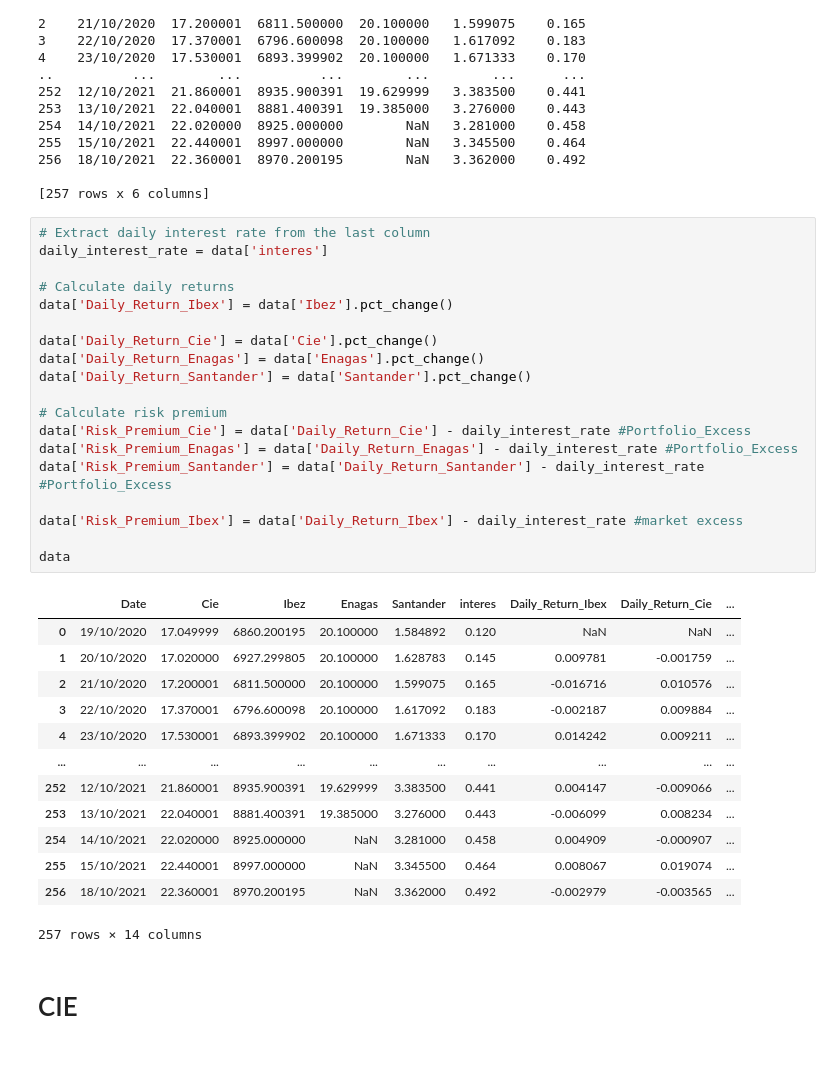
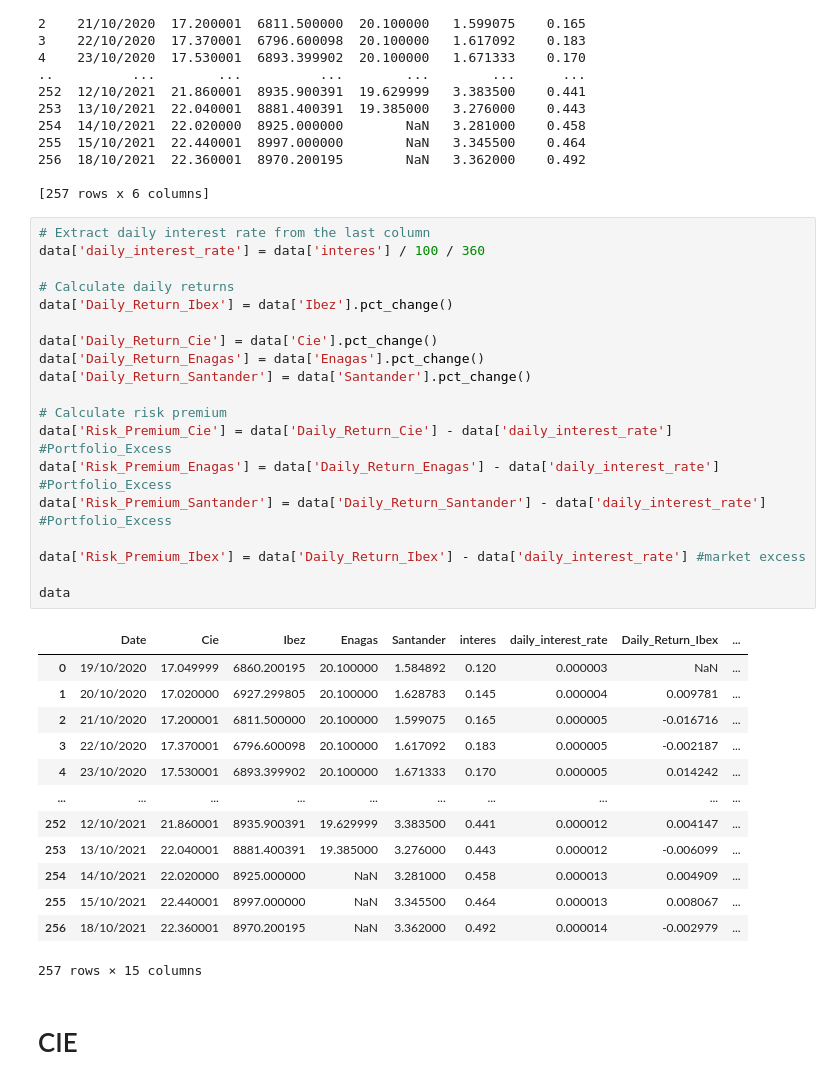
Before and after one commit to venidaydream/Intro_to_Big_Data, a Jupyter notebook: Taller1_1.ipynb, the cells around one changed output. Drawn from its saved outputs; the diff is of its cells as text.

```diff
--- a/Taller1_1.ipynb
+++ b/Taller1_1.ipynb
@@ -93,37 +95,37 @@ print(data)
 [257 rows x 6 columns]
 # %%
 # Extract daily interest rate from the last column
-daily_interest_rate = data['interes']
+data['daily_interest_rate'] = data['interes'] / 100 / 360
 
 # Calculate daily returns
 data['Daily_Return_Ibex'] = data['Ibez'].pct_change()
 
 data['Daily_Return_Cie'] = data['Cie'].pct_change()
 data['Daily_Return_Enagas'] = data['Enagas'].pct_change()
 data['Daily_Return_Santander'] = data['Santander'].pct_change()
 
 # Calculate risk premium
-data['Risk_Premium_Cie'] = data['Daily_Return_Cie'] - daily_interest_rate #Portfolio_Excess
-data['Risk_Premium_Enagas'] = data['Daily_Return_Enagas'] - daily_interest_rate #Portfolio_Excess
-data['Risk_Premium_Santander'] = data['Daily_Return_Santander'] - daily_interest_rate #Portfolio_Excess
+data['Risk_Premium_Cie'] = data['Daily_Return_Cie'] - data['daily_interest_rate'] #Portfolio_Excess
+data['Risk_Premium_Enagas'] = data['Daily_Return_Enagas'] - data['daily_interest_rate'] #Portfolio_Excess
+data['Risk_Premium_Santander'] = data['Daily_Return_Santander'] - data['daily_interest_rate'] #Portfolio_Excess
 
-data['Risk_Premium_Ibex'] = data['Daily_Return_Ibex'] - daily_interest_rate #market excess
+data['Risk_Premium_Ibex'] = data['Daily_Return_Ibex'] - data['daily_interest_rate'] #market excess
 
 data
 # %% [output]
-|  | Date | Cie | Ibez | Enagas | Santander | interes | Daily_Return_Ibex | Daily_Return_Cie | ... |
-| 0 | 19/10/2020 | 17.049999 | 6860.200195 | 20.100000 | 1.584892 | 0.120 | NaN | NaN | ... |
-| 1 | 20/10/2020 | 17.020000 | 6927.299805 | 20.100000 | 1.628783 | 0.145 | 0.009781 | -0.001759 | ... |
-| 2 | 21/10/2020 | 17.200001 | 6811.500000 | 20.100000 | 1.599075 | 0.165 | -0.016716 | 0.010576 | ... |
-| 3 | 22/10/2020 | 17.370001 | 6796.600098 | 20.100000 | 1.617092 | 0.183 | -0.002187 | 0.009884 | ... |
-| 4 | 23/10/2020 | 17.530001 | 6893.399902 | 20.100000 | 1.671333 | 0.170 | 0.014242 | 0.009211 | ... |
+|  | Date | Cie | Ibez | Enagas | Santander | interes | daily_interest_rate | Daily_Return_Ibex | ... |
+| 0 | 19/10/2020 | 17.049999 | 6860.200195 | 20.100000 | 1.584892 | 0.120 | 0.000003 | NaN | ... |
+| 1 | 20/10/2020 | 17.020000 | 6927.299805 | 20.100000 | 1.628783 | 0.145 | 0.000004 | 0.009781 | ... |
+| 2 | 21/10/2020 | 17.200001 | 6811.500000 | 20.100000 | 1.599075 | 0.165 | 0.000005 | -0.016716 | ... |
+| 3 | 22/10/2020 | 17.370001 | 6796.600098 | 20.100000 | 1.617092 | 0.183 | 0.000005 | -0.002187 | ... |
+| 4 | 23/10/2020 | 17.530001 | 6893.399902 | 20.100000 | 1.671333 | 0.170 | 0.000005 | 0.014242 | ... |
 | ... | ... | ... | ... | ... | ... | ... | ... | ... | ... |
-| 252 | 12/10/2021 | 21.860001 | 8935.900391 | 19.629999 | 3.383500 | 0.441 | 0.004147 | -0.009066 | ... |
-| 253 | 13/10/2021 | 22.040001 | 8881.400391 | 19.385000 | 3.276000 | 0.443 | -0.006099 | 0.008234 | ... |
-| 254 | 14/10/2021 | 22.020000 | 8925.000000 | NaN | 3.281000 | 0.458 | 0.004909 | -0.000907 | ... |
-| 255 | 15/10/2021 | 22.440001 | 8997.000000 | NaN | 3.345500 | 0.464 | 0.008067 | 0.019074 | ... |
-| 256 | 18/10/2021 | 22.360001 | 8970.200195 | NaN | 3.362000 | 0.492 | -0.002979 | -0.003565 | ... |
+| 252 | 12/10/2021 | 21.860001 | 8935.900391 | 19.629999 | 3.383500 | 0.441 | 0.000012 | 0.004147 | ... |
+| 253 | 13/10/2021 | 22.040001 | 8881.400391 | 19.385000 | 3.276000 | 0.443 | 0.000012 | -0.006099 | ... |
+| 254 | 14/10/2021 | 22.020000 | 8925.000000 | NaN | 3.281000 | 0.458 | 0.000013 | 0.004909 | ... |
+| 255 | 15/10/2021 | 22.440001 | 8997.000000 | NaN | 3.345500 | 0.464 | 0.000013 | 0.008067 | ... |
+| 256 | 18/10/2021 | 22.360001 | 8970.200195 | NaN | 3.362000 | 0.492 | 0.000014 | -0.002979 | ... |
-257 rows × 14 columns
+257 rows × 15 columns
 # %% [markdown]
 # CIE
 # %%
```
Also changed, not shown: parts of 12 cells of this notebook.
